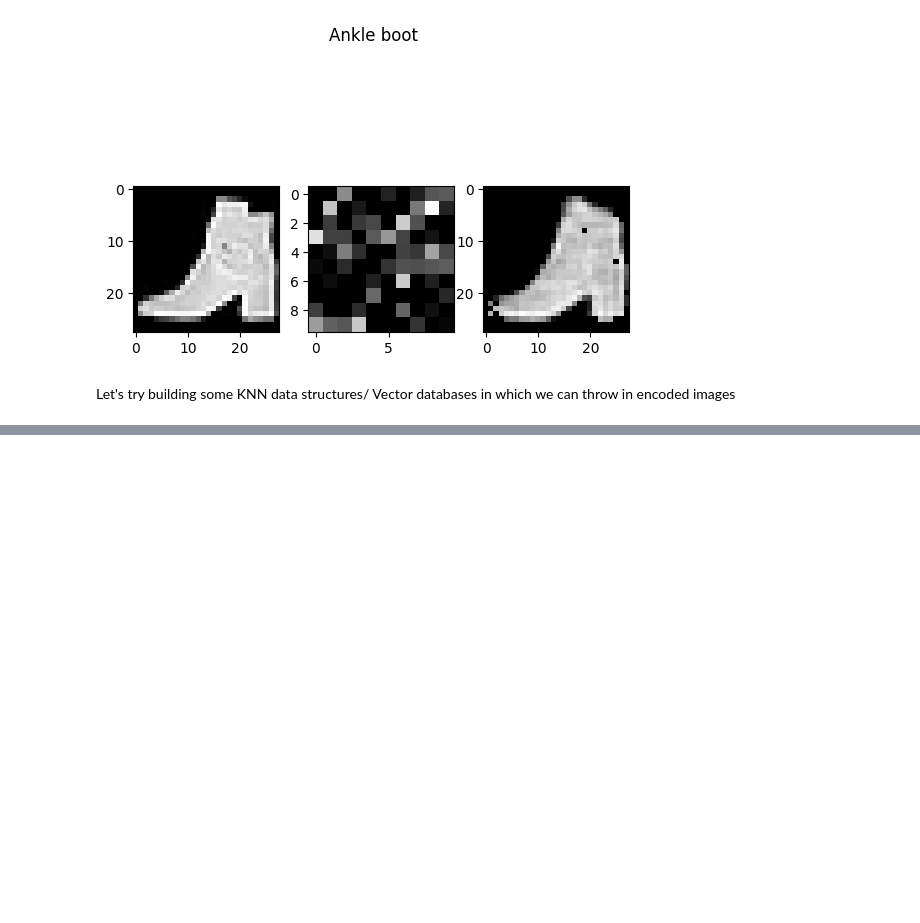
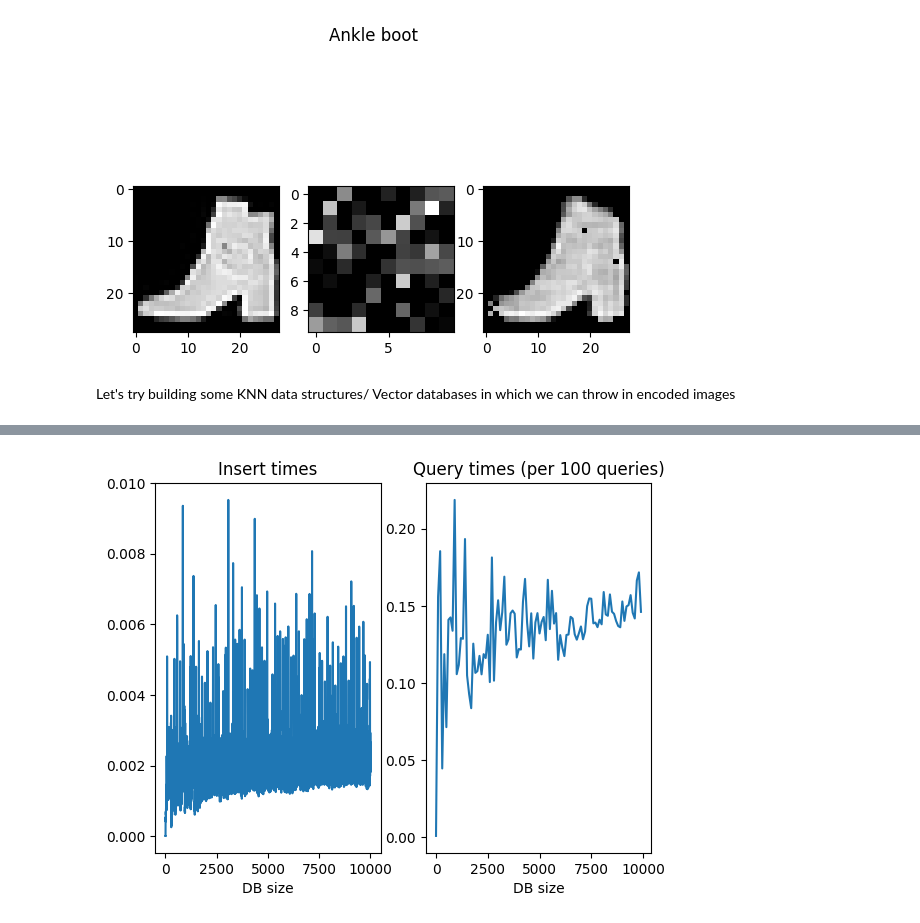
Before and after one commit to kabrol98/fashionNet, a Jupyter notebook: KNN.ipynb, the cells around one changed output, grey strips where cells are left out. Drawn from its saved outputs; the diff is of its cells as text; code cells hidden in the pictures; blank space fills up the shorter version.

```diff
--- a/KNN.ipynb
+++ b/KNN.ipynb
@@ -281,7 +353,5 @@ print(size)
 # %%
-# initialize NSW with random values.
-euclidean = lambda t1, t2 : (t1 - t2).pow(2).sum().sqrt()
-nsw = NSW(sim=euclidean)
+
 # Benchark NSW against size of dataset.
 def fill_db(db, num_items):
     def gen_random_query():
@@ -290,7 +360,7 @@ def fill_db(db, num_items):
             np.random.uniform( # uniform from -1 to 1
                 low=-1.0,
                 high=1.0,
-                size=(1,100)))) # encoding size
+                size=(1,100))), dtype=torch.float32) # encoding size
         return random_query
 
     insert_times = []
@@ -300,6 +370,7 @@ def fill_db(db, num_items):
         query_img, query_label = training_data[i]
         query_flat = query_img.reshape(-1, 28 * 28)
         query_enc = encoder(query_flat)
+        assert query_enc.dtype == torch.float32, f'Got invalid datatype {query_enc.dtype}'
         # time inserts as size increases
         start_time = time()
         db.insert(query_enc)
@@ -309,14 +380,14 @@ def fill_db(db, num_items):
         # Monitor query time every 100 steps
         if i % 100 == 0:
             start_time = time()
-            for _ in range(1000):
+            for _ in range(100):
                 r = gen_random_query()
+                assert r.dtype == torch.float32, f'Got invalid datatype {r.dtype}'
                 _ = db.lookup(r, k = 3)
             end_time = time()
             query_time = end_time - start_time
             query_times.append(query_time)
             db_sizes.append(i)
-        t.set_description(f'Curr query time {query_time:.2E}')
+        t.set_description(f'Curr query time {query_time:.2E} Avg. insert time {insert_time / (i+1)}')
     return insert_times, query_times, db_sizes
-insert_times, query_times, db_sizes = fill_db(nsw, 500)
 # %%
@@ -334,0 +404,9 @@ Text(0.5, 0, 'DB size')
+# %%
+# initialize NSW with random values.
+size = len(training_data)
+euclidean = lambda t1, t2 : (t1 - t2).pow(2).sum().sqrt()
+nsw = NSW(sim=euclidean, sim_sign=1)
+insert_times, query_times, db_sizes = fill_db(nsw, 10000)
+plot_benchmark(insert_times, query_times, db_sizes)
+# %% [output]
+[figure, added]
```
Also changed, not shown: parts of 15 cells of this notebook.
